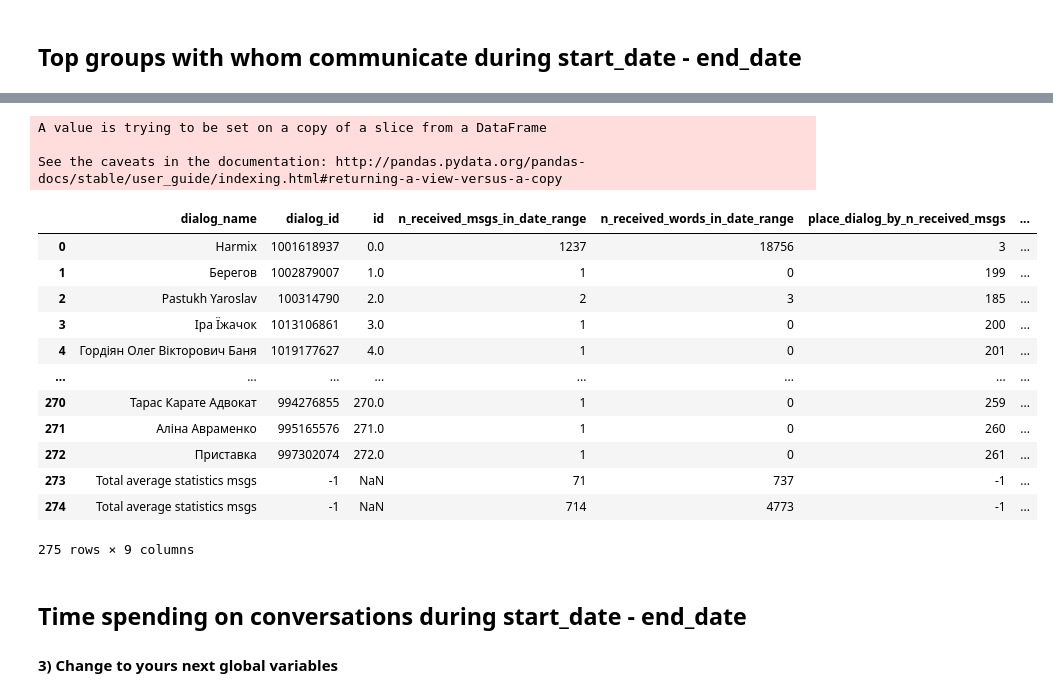
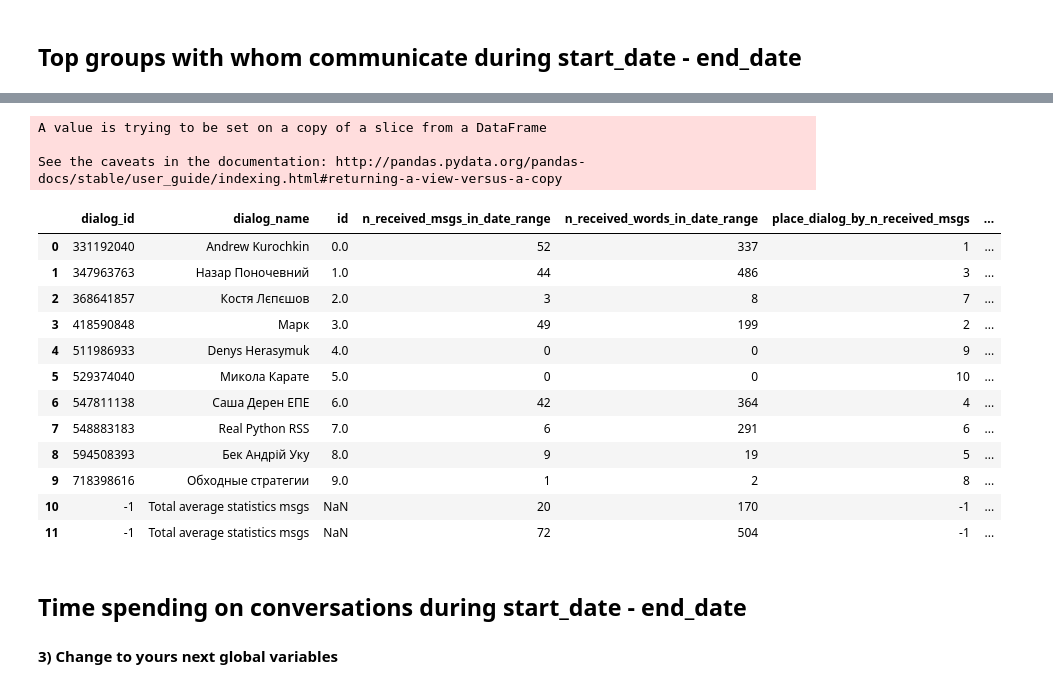
Before and after one commit to denysgerasymuk799/Dialogs-To-Value, a Jupyter notebook: 3_dialogs_analysis.ipynb, the cells around one changed output, grey strips where cells are left out. Saved outputs shown, nothing was run; the diff lists cells and outputs as text; code cells hidden in the pictures.

```diff
--- a/3_dialogs_analysis.ipynb
+++ b/3_dialogs_analysis.ipynb
@@ -260,9 +288,41 @@ def get_statistics_msgs(df, user_id_get_msg, dialog_type, statistics_type,
 ### 2) Change start_date and end_date to yours
 # %%
 # from what time start to analyse msgs - to what time to analyse msgs
-start_date = datetime.datetime(2017, 1, 10, 0, 0, 0)
-end_date = datetime.datetime(2020, 8, 10, 0, 0, 0)
+# set value to dates which are more on 1 day that days you want to be include
+# ex. if you set:
+# start_date = datetime.datetime(2020, 9, 1, 0, 0, 0)
+# end_date = datetime.datetime(2020, 9, 11, 0, 0, 0)
+# so real date range to analyse is 2.09.2020 - 10.09.2020
+start_date = datetime.datetime(2020, 9, 1, 0, 0, 0)
+end_date = datetime.datetime(2020, 9, 11, 0, 0, 0)
 
 # get general statistics
-df = pd.DataFrame(dialogs_info["Private dialog"].items(), columns=["dialog_name", "dialog_id"])
+df = pd.DataFrame(dialogs_info["Private dialog"].items(), columns=["dialog_id", "dialog_name"])
 df["id"] = [i for i in range(df.index[-1] + 1)]
+
+
+
+## Top people with whom communicate during start_date - end_date
+
+
+
+df, average_n_received_msgs, average_n_received_words = get_statistics_msgs(df, USER_ID, "Private dialog", "received",
+                                                                            start_date, end_date)
+df, average_n_sent_msgs, average_n_sent_words = get_statistics_msgs(df, USER_ID, "Private dialog", "sent",
+                                                                    start_date, end_date)
+
+new_row = {
+    "dialog_name": "Total average statistics msgs",
+    "dialog_id": -1,
+    "n_received_msgs_in_date_range": average_n_received_msgs,
+    "n_received_words_in_date_range": average_n_received_words,
+    "n_sent_msgs_in_date_range": average_n_sent_msgs,
+    "n_sent_words_in_date_range": average_n_sent_words,
+    "place_dialog_by_n_received_msgs": -1,
+    "place_dialog_by_n_sent_msgs": -1
+}
+
+df = df.append(new_row, ignore_index=True)
+
+df.to_csv(os.path.join(PATH_TO_SAVE_PROCESSED_FILES, f"private_{RESULT_NAME_STATISTICS}.csv"))
+df
@@ -295,7 +330,7 @@ KeyError: 'Total average statistics msgs'
 ## Top groups with whom communicate during start_date - end_date
 # %%
 # get general statistics
-df_groups = pd.DataFrame(dialogs_info["Group"].items(), columns=["dialog_name", "dialog_id"])
+df_groups = pd.DataFrame(dialogs_info["Group"].items(), columns=["dialog_id", "dialog_name"])
 df_groups["id"] = [i for i in range(df_groups.index[-1] + 1)]
 
 df_groups, average_n_received_msgs, average_n_received_words = get_statistics_msgs(df_groups, "all", "Group", "received",
@@ -316,6 +351,6 @@ new_row = {
 
 df = df.append(new_row, ignore_index=True)
 
-df.to_csv(os.path.join("data", "processed_dialog_files", f"groups_{RESULT_NAME_STATISTICS}.csv"), index=False)
+df.to_csv(os.path.join(PATH_TO_SAVE_PROCESSED_FILES, f"groups_{RESULT_NAME_STATISTICS}.csv"), index=False)
 df
 # %% [output]
@@ -339,19 +374,19 @@ Top 10 Group by received messages during 2017-01-10 00:00:00 - 2020-08-10 00:00:
 A value is trying to be set on a copy of a slice from a DataFrame
 
 See the caveats in the documentation: http://pandas.pydata.org/pandas-docs/stable/user_guide/indexing.html#returning-a-view-versus-a-copy
-|  | dialog_name | dialog_id | id | n_received_msgs_in_date_range | n_received_words_in_date_range | place_dialog_by_n_received_msgs | ... |
-| 0 | Harmix | 1001618937 | 0.0 | 1237 | 18756 | 3 | ... |
-| 1 | Берегов | 1002879007 | 1.0 | 1 | 0 | 199 | ... |
-| 2 | Pastukh Yaroslav | 100314790 | 2.0 | 2 | 3 | 185 | ... |
-| 3 | Іра Їжачок | 1013106861 | 3.0 | 1 | 0 | 200 | ... |
-| 4 | Гордіян Олег Вікторович Баня | 1019177627 | 4.0 | 1 | 0 | 201 | ... |
-| ... | ... | ... | ... | ... | ... | ... | ... |
-| 270 | Тарас Карате Адвокат | 994276855 | 270.0 | 1 | 0 | 259 | ... |
-| 271 | Аліна Авраменко | 995165576 | 271.0 | 1 | 0 | 260 | ... |
-| 272 | Приставка | 997302074 | 272.0 | 1 | 0 | 261 | ... |
-| 273 | Total average statistics msgs | -1 | NaN | 71 | 737 | -1 | ... |
-| 274 | Total average statistics msgs | -1 | NaN | 714 | 4773 | -1 | ... |
+|  | dialog_id | dialog_name | id | n_received_msgs_in_date_range | n_received_words_in_date_range | place_dialog_by_n_received_msgs | ... |
+| 0 | 331192040 | Andrew Kurochkin | 0.0 | 52 | 337 | 1 | ... |
+| 1 | 347963763 | Назар Поночевний | 1.0 | 44 | 486 | 3 | ... |
+| 2 | 368641857 | Костя Лєпєшов | 2.0 | 3 | 8 | 7 | ... |
+| 3 | 418590848 | Марк | 3.0 | 49 | 199 | 2 | ... |
+| 4 | 511986933 | Denys Herasymuk | 4.0 | 0 | 0 | 9 | ... |
+| 5 | 529374040 | Микола Карате | 5.0 | 0 | 0 | 10 | ... |
+| 6 | 547811138 | Саша Дерен ЕПЕ | 6.0 | 42 | 364 | 4 | ... |
+| 7 | 548883183 | Real Python RSS | 7.0 | 6 | 291 | 6 | ... |
+| 8 | 594508393 | Бек Андрій Уку | 8.0 | 9 | 19 | 5 | ... |
+| 9 | 718398616 | Обходные стратегии | 9.0 | 1 | 2 | 8 | ... |
+| 10 | -1 | Total average statistics msgs | NaN | 20 | 170 | -1 | ... |
+| 11 | -1 | Total average statistics msgs | NaN | 72 | 504 | -1 | ... |
-275 rows × 9 columns
 # %% [markdown]
 ## Time spending on conversations during start_date - end_date
 
```
Also changed, not shown: parts of 22 cells of this notebook, 11 other files.
